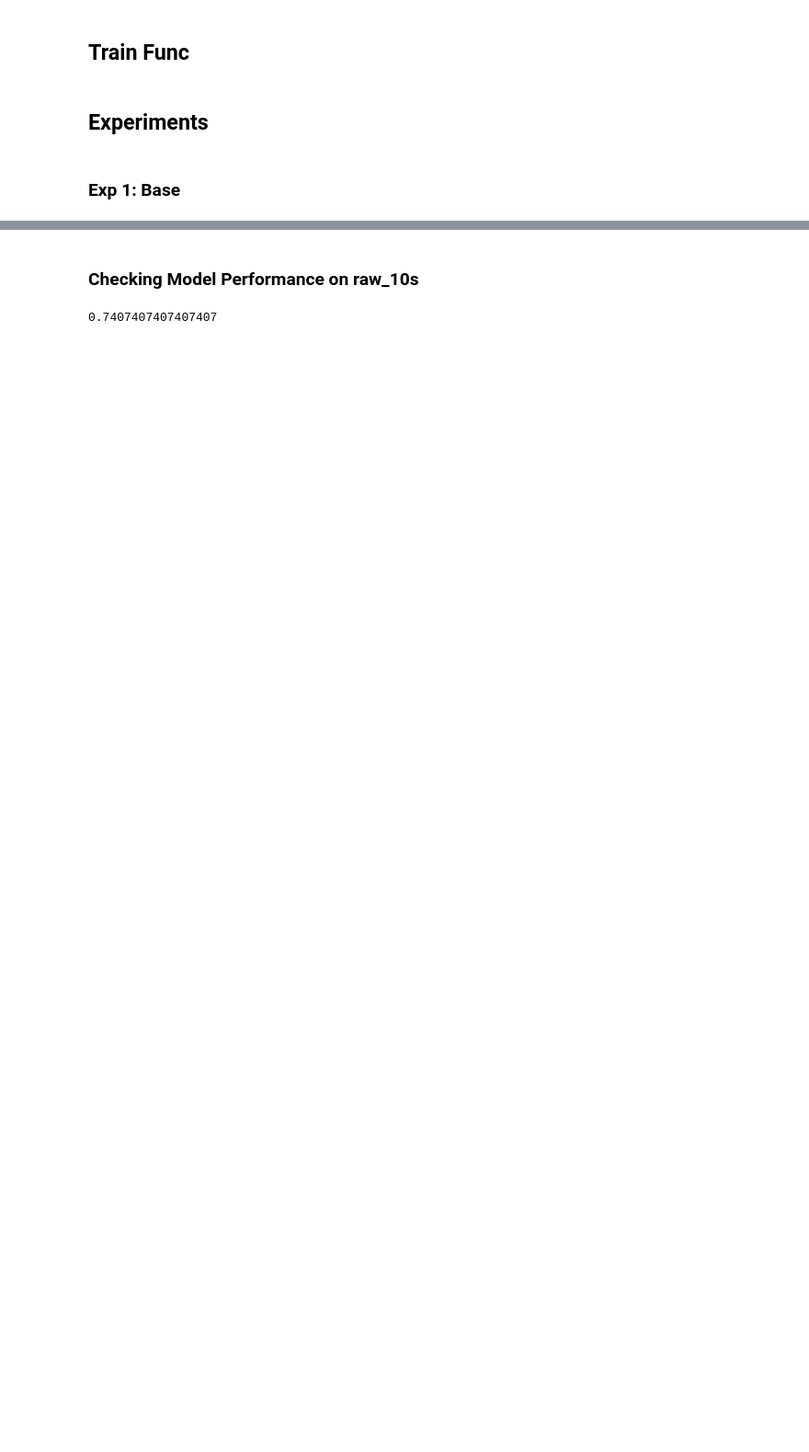
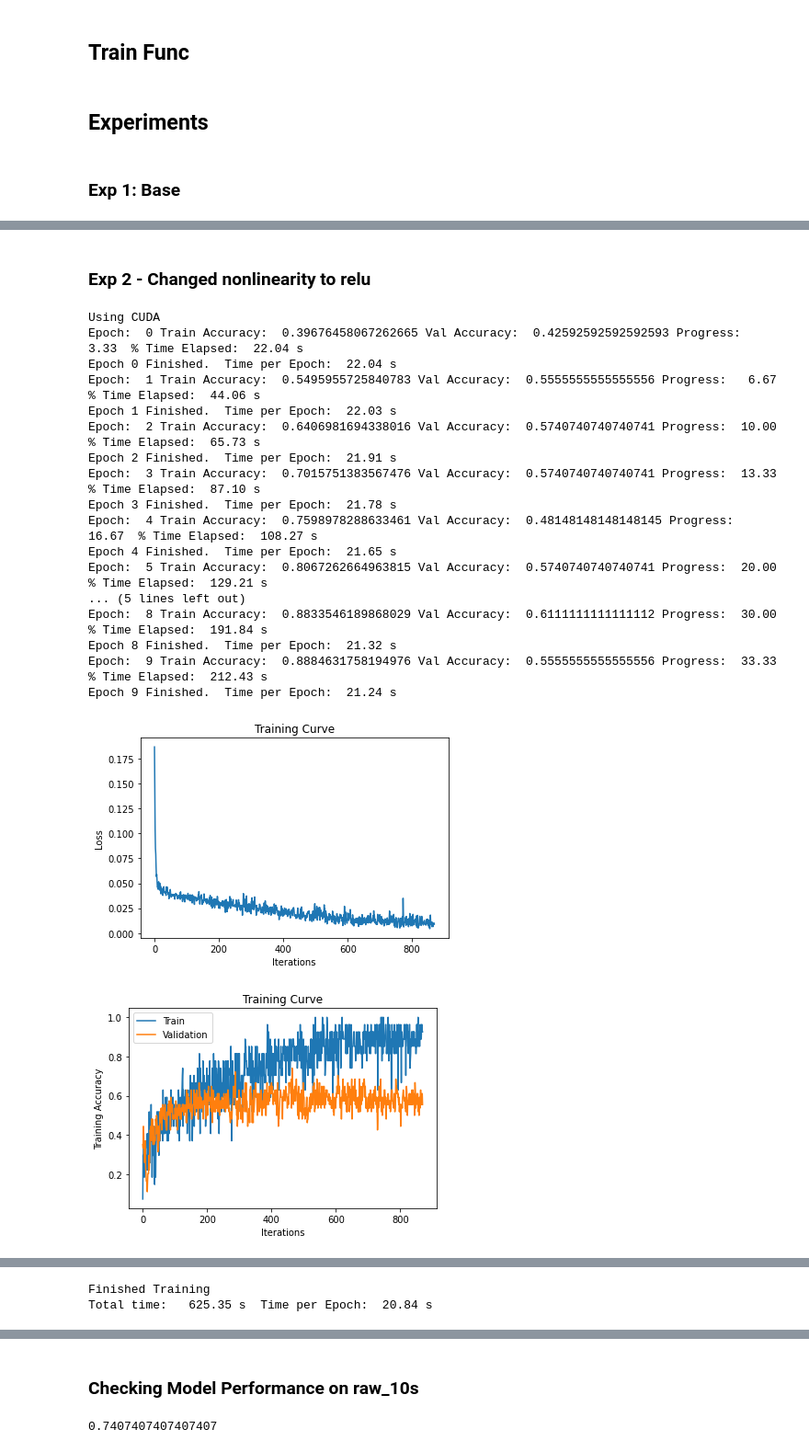
Before and after one commit to mingshi1214/Accent_Classifier, a Jupyter notebook: RNN_Acc_Class.ipynb, the cells around one changed output, grey strips where cells are left out. Shown at 92% size. Saved outputs shown, nothing was run; the diff lists cells and outputs as text; code cells hidden in the pictures; blank space fills up the shorter version.

```diff
--- a/RNN_Acc_Class.ipynb
+++ b/RNN_Acc_Class.ipynb
@@ -131,16 +131,18 @@ def plot_graphs(iters, train_loss, val_loss, train_acc, val_acc):
 ## Base Arch
 # %%
 class AccClassRNN(nn.Module):
-  def __init__(self, input_size, hidden_size, num_classes, batch_size, name):
+  def __init__(self, input_size, hidden_size, num_classes, batch_size, name, nonlinearity='tanh', dropout=0):
     super(AccClassRNN, self).__init__()
     self.ident = torch.eye(input_size)
     self.input_size = input_size
     self.hidden_size = hidden_size
     self.num_classes = num_classes
-    self.rnn = nn.RNN(input_size, hidden_size, num_classes, batch_first=True)
+
     self.fc = nn.Linear(hidden_size, num_classes)
     self.batch_size = batch_size
-    self.name = "AccClassRNN_" + name
+    self.name = ("AccClassRNN_hiddensize%d_nonlinearity%s_dropout_%f" %(hidden_size, nonlinearity,dropout)) + name
+
+    self.rnn = nn.RNN(input_size=input_size, hidden_size=hidden_size, batch_first=True, num_layers=num_classes, nonlinearity=nonlinearity, dropout=dropout)
 
   def forward(self, x):
     # Look up the embedding
@@ -265,0 +331,36 @@ KeyboardInterrupt: ignored
+# %% [markdown]
+### Exp 2 - Changed nonlinearity to relu
+# %%
+if torch.cuda.is_available():
+  print("Using CUDA")
+num_epochs = 50
+learning_rate = 0.001
+hidden_size = 20
+num_classes = 3
+name = "base_RNN_ps1and2_gn0.05"
+acc_net = AccClassRNN(mfcc_bands, hidden_size, num_classes, batch_size, name, nonlinearity="relu")
+train_net(acc_net, batch_size = 27, learning_rate = 0.001, num_epochs = 30)
+#train_rnn_network(acc_net, train_data, val_data, batch_size = 27, learning_rate = learning_rate, num_epochs = num_epochs)
+
+#lstm = LSTM(mfcc_bands, hidden_size, num_classes)
+#train_net(lstm, batch_size = 27, learning_rate = 0.001, num_epochs = 30)
+# %% [output]
+Using CUDA
+Epoch:  0 Train Accuracy:  0.39676458067262665 Val Accuracy:  0.42592592592592593 Progress:   3.33  % Time Elapsed:  22.04 s
+Epoch 0 Finished.  Time per Epoch:  22.04 s
+Epoch:  1 Train Accuracy:  0.5495955725840783 Val Accuracy:  0.5555555555555556 Progress:   6.67  % Time Elapsed:  44.06 s
+Epoch 1 Finished.  Time per Epoch:  22.03 s
+Epoch:  2 Train Accuracy:  0.6406981694338016 Val Accuracy:  0.5740740740740741 Progress:  10.00  % Time Elapsed:  65.73 s
+Epoch 2 Finished.  Time per Epoch:  21.91 s
+Epoch:  3 Train Accuracy:  0.7015751383567476 Val Accuracy:  0.5740740740740741 Progress:  13.33  % Time Elapsed:  87.10 s
+Epoch 3 Finished.  Time per Epoch:  21.78 s
+Epoch:  4 Train Accuracy:  0.7598978288633461 Val Accuracy:  0.48148148148148145 Progress:  16.67  % Time Elapsed:  108.27 s
+Epoch 4 Finished.  Time per Epoch:  21.65 s
+Epoch:  5 Train Accuracy:  0.8067262664963815 Val Accuracy:  0.5740740740740741 Progress:  20.00  % Time Elapsed:  129.21 s
+... (5 lines left out)
+Epoch:  8 Train Accuracy:  0.8833546189868029 Val Accuracy:  0.6111111111111112 Progress:  30.00  % Time Elapsed:  191.84 s
+Epoch 8 Finished.  Time per Epoch:  21.32 s
+Epoch:  9 Train Accuracy:  0.8884631758194976 Val Accuracy:  0.5555555555555556 Progress:  33.33  % Time Elapsed:  212.43 s
+Epoch 9 Finished.  Time per Epoch:  21.24 s
+[figure, added]
+[figure, added]
@@ -265,0 +411,2 @@ KeyboardInterrupt: ignored
+Finished Training
+Total time:   625.35 s  Time per Epoch:  20.84 s
```
Also changed, not shown: parts of 10 cells of this notebook.
